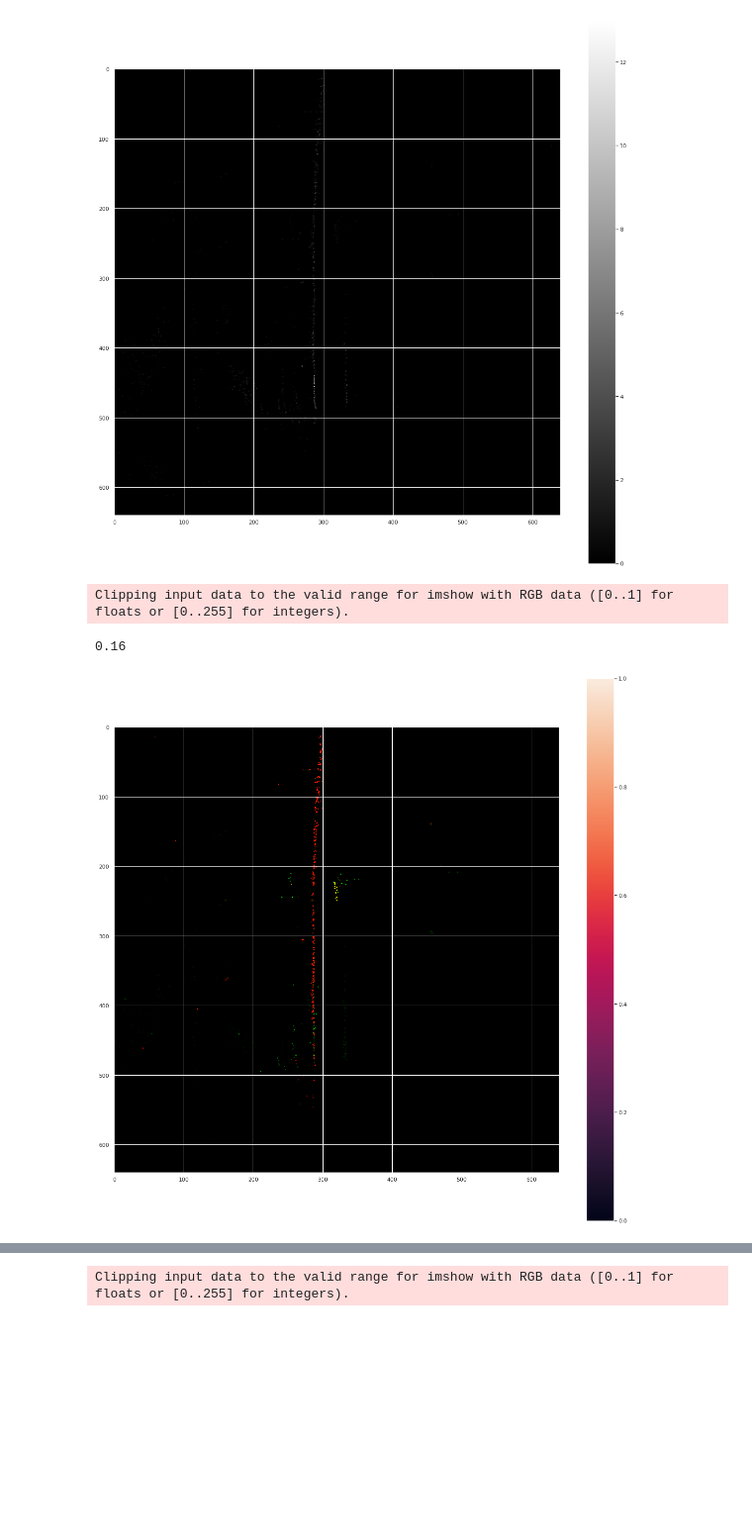
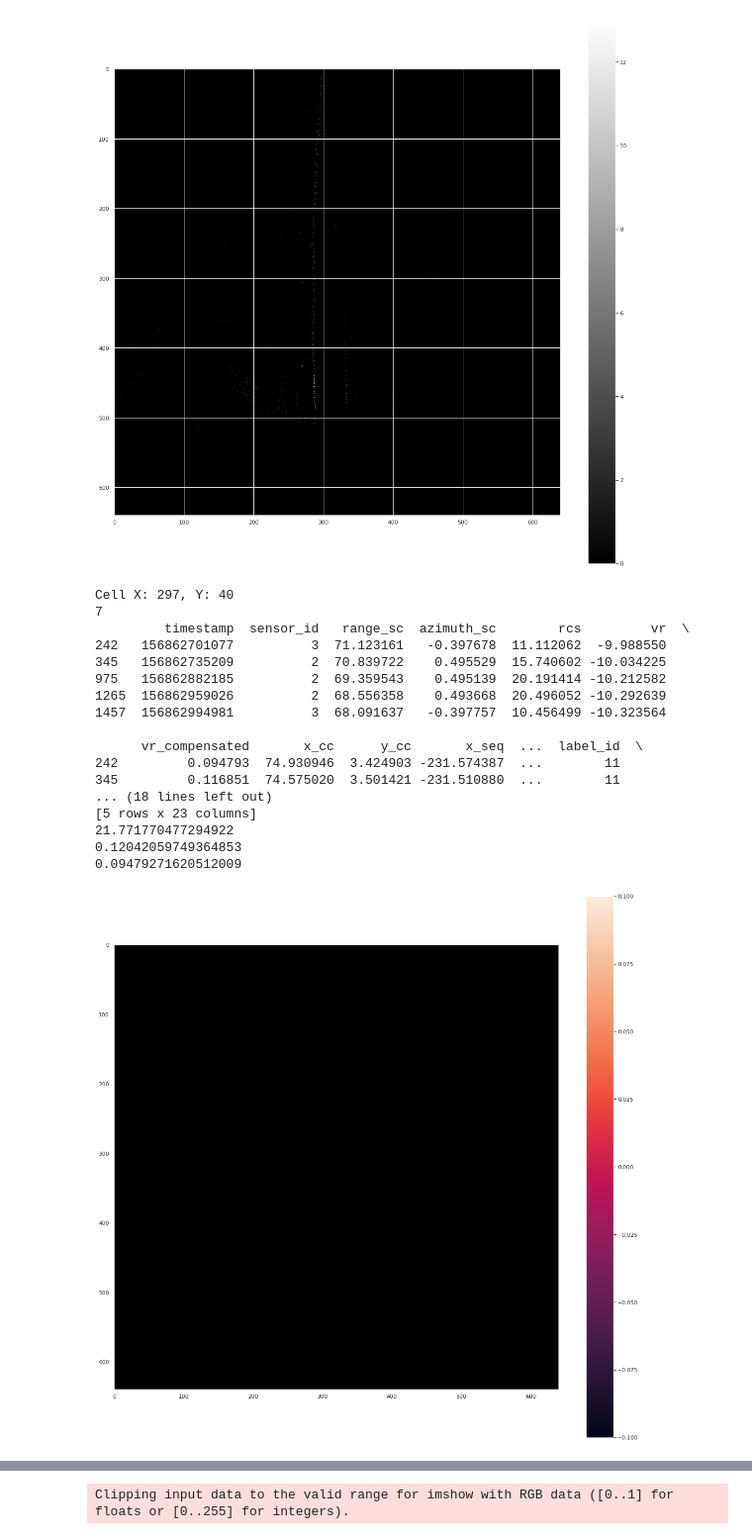
Before and after one commit to santimontiel/grid-mapping-radar, a Jupyter notebook: generate_grid_dataset.ipynb, the cells around one changed output, grey strips where cells are left out. Shown at 99% size. Saved outputs shown, nothing was run; the diff lists cells and outputs as text; code cells hidden in the pictures; blank space fills up the shorter version.

```diff
--- a/generate_grid_dataset.ipynb
+++ b/generate_grid_dataset.ipynb
@@ -197,36 +197,70 @@ plt.show()
 # %%
 # --- CREATE A GRID MAP FROM AGGREGATED POINT
 N_CELLS = 640
 CELL_SIZE = 0.16
-print(CELL_SIZE)
+# print(CELL_SIZE)
 
 # Create an empty grid
 grid = np.zeros((4, N_CELLS, N_CELLS))
 
-# Add every point to the grid
-for row in pc_mod.itertuples():
-    if -50 <= row.x_mod <= 50 and -25 <= row.y_mod <= 75:
-        x = ((row.x_mod / CELL_SIZE) + N_CELLS / 2)
-        y = 640 - ((row.y_mod / CELL_SIZE) + N_CELLS / 4)
-        if 0 <= x < N_CELLS and 0 <= y < N_CELLS:
-            grid[0, int(y), int(x)] = max(grid[0, int(y), int(x)], row.rcs)
-            grid[1, int(y), int(x)] = max(grid[1, int(y), int(x)], row.vr_compensated)
-            grid[2, int(y), int(x)] = min(grid[2, int(y), int(x)], row.vr_compensated)
-            grid[3, int(y), int(x)] += 1
+# # Add every point to the grid
+# for row in pc_mod.itertuples():
+#     if -50 <= row.x_mod <= 50 and -25 <= row.y_mod <= 75:
+#         x = ((row.x_mod / CELL_SIZE) + N_CELLS / 2)
+#         y = 640 - ((row.y_mod / CELL_SIZE) + N_CELLS / 4)
+#         if 0 <= x < N_CELLS and 0 <= y < N_CELLS:
+#             grid[0, int(y), int(x)] = max(grid[0, int(y), int(x)], row.rcs)
+#             grid[1, int(y), int(x)] = max(grid[1, int(y), int(x)], row.vr_compensated)
+#             grid[2, int(y), int(x)] = min(grid[2, int(y), int(x)], row.vr_compensated)
+#             grid[3, int(y), int(x)] += 1
 
+# Iterate through the grid
+pc_mod['x_cell'] = ((pc_mod['x_mod'] / CELL_SIZE) + N_CELLS / 2).astype(int)
+pc_mod['y_cell'] = (640 - ((pc_mod['y_mod'] / CELL_SIZE) + N_CELLS / 4)).astype(int)
+
+
+import itertools
+it_cells = list(range(0, N_CELLS))
+
+for (y, x) in itertools.product(it_cells, it_cells):
+    pc_cell = pc_mod[(pc_mod["x_cell"] == x) & (pc_mod["y_cell"] == y)]
+    if (not pc_cell.empty) and (len(pc_cell) > 3):
+        print(f"Cell X: {x}, Y: {y}")
+        print(len(pc_cell))
+        print(pc_cell.head())
+        print(max(pc_cell['rcs']))
+        print(max(pc_cell['vr_compensated']))
+        print(min(pc_cell['vr_compensated']))
+        break
 
 # Change grid from N x W x H to W x H x N
 grid = np.transpose(grid, (1, 2, 0))
 
 # Plot the grid
 plt.figure(figsize=(20, 20))
 plt.imshow(grid[:,:,0:3], interpolation='nearest')
 plt.colorbar()
+plt.grid()
 plt.show()
 # %% [output]
-Clipping input data to the valid range for imshow with RGB data ([0..1] for floats or [0..255] for integers).
+Cell X: 297, Y: 40
+7
+         timestamp  sensor_id   range_sc  azimuth_sc        rcs         vr  \
+242   156862701077          3  71.123161   -0.397678  11.112062  -9.988550
+345   156862735209          2  70.839722    0.495529  15.740602 -10.034225
+975   156862882185          2  69.359543    0.495139  20.191414 -10.212582
+1265  156862959026          2  68.556358    0.493668  20.496052 -10.292639
+1457  156862994981          3  68.091637   -0.397757  10.456499 -10.323564
+
+      vr_compensated       x_cc      y_cc       x_seq  ...  label_id  \
+242         0.094793  74.930946  3.424903 -231.574387  ...        11
+345         0.116851  74.575020  3.501421 -231.510880  ...        11
+... (18 lines left out)
+[5 rows x 23 columns]
+21.771770477294922
+0.12042059749364853
+0.09479271620512009
-0.16
-[figure, old version]
+[figure, new version]
 # %%
 from radar_scenes.sequence import get_training_sequences, get_validation_sequences
 
```
Also changed, not shown: parts of 2 cells of this notebook, 2 other files.
